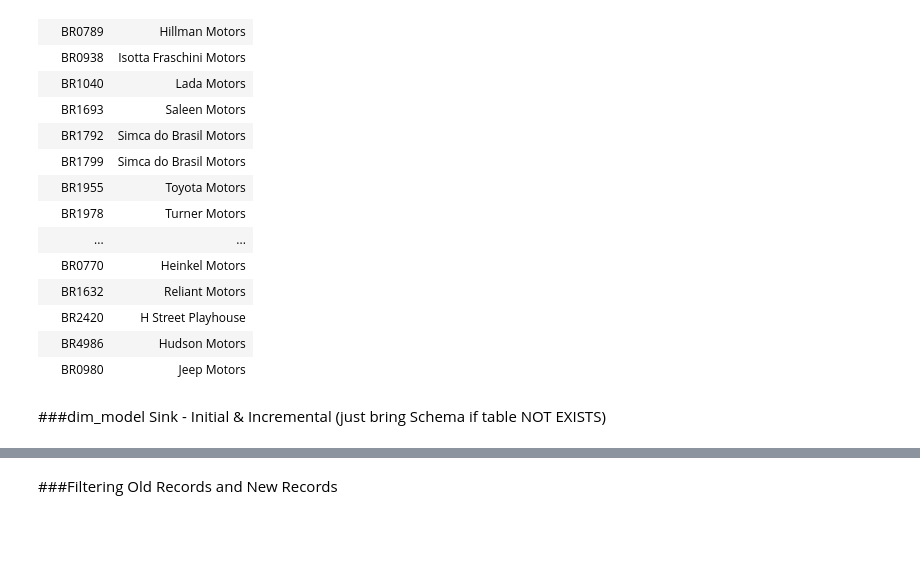
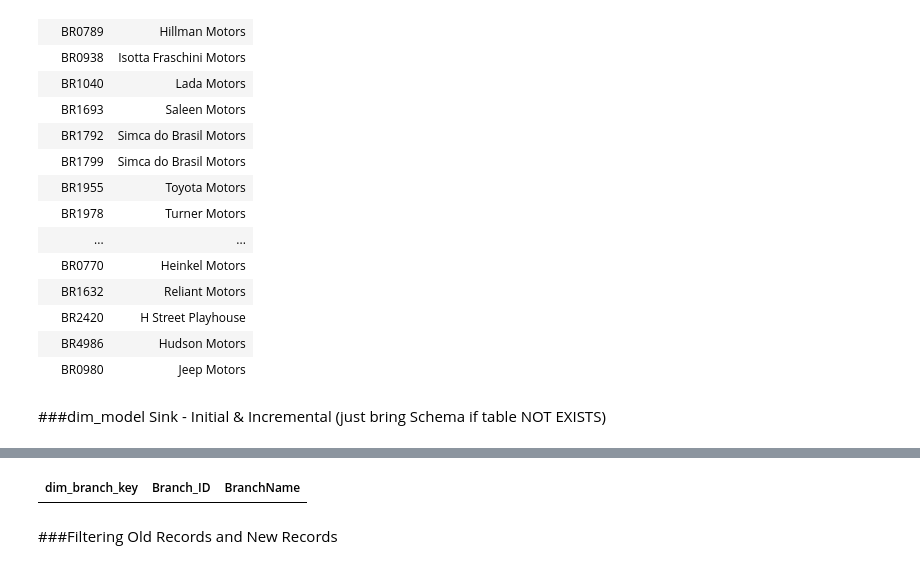
Before and after one commit to Annwesha24/Car-Sales-Analysis-DE-Project, a Jupyter notebook: Databricks Notebooks/gold_dim_branch.ipynb, the cells around one changed output, grey strips where cells are left out. Cells and saved outputs as stored; diff of their text form; code cells hidden in the pictures; blank space fills up the shorter version.

```diff
--- a/Databricks Notebooks/gold_dim_branch.ipynb
+++ b/Databricks Notebooks/gold_dim_branch.ipynb
@@ -51,10 +49,9 @@ if not spark.catalog.tableExists('cars_catalog.gold.dim_branch'):
                         from parquet.`abfss://silver@carannweshadatalake.dfs.core.windows.net/carsales`
                         where 1=0
                         ''')
-
 else:
 
     df_sink = spark.sql('''
-                        select 1 as dim_branch_key, Branch_ID, BranchName
-                        from parquet.`abfss://silver@carannweshadatalake.dfs.core.windows.net/carsales`
+                        select dim_branch_key, Branch_ID, BranchName
+                        from cars_catalog.gold.dim_branch
                         ''')
@@ -61,3 +76,7 @@ else:
+# %%
+display(df_sink)
+# %% [output]
+| dim_branch_key | Branch_ID | BranchName |
 # %% [markdown]
 ###Filtering Old Records and New Records
 # %%
```
Also changed, not shown: parts of 3 cells of this notebook, 10 other files.
